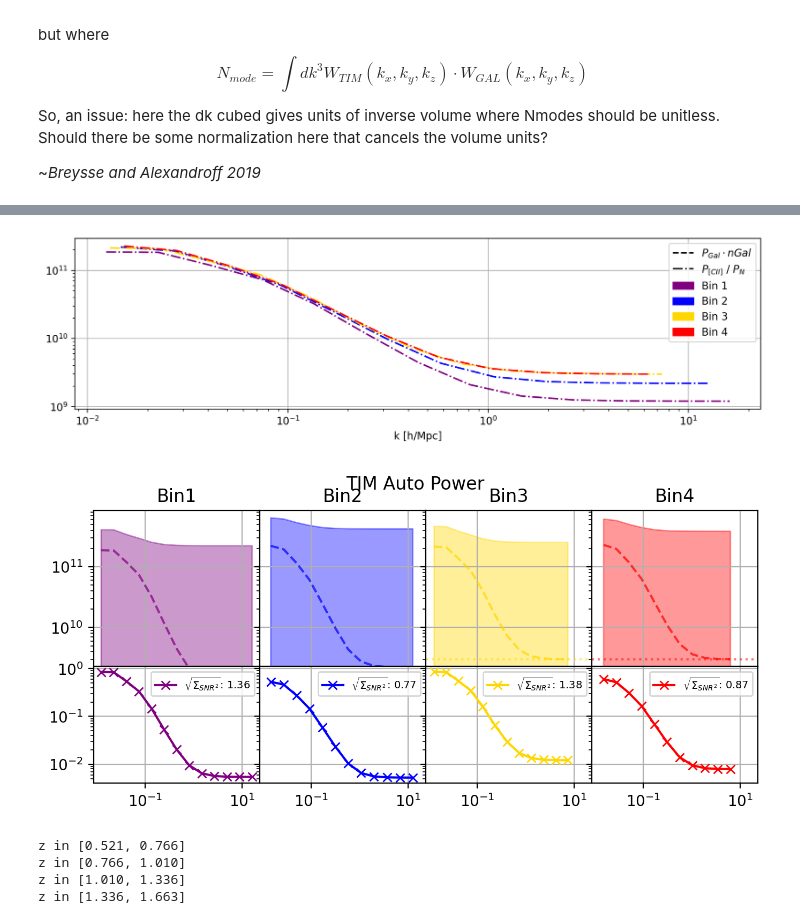
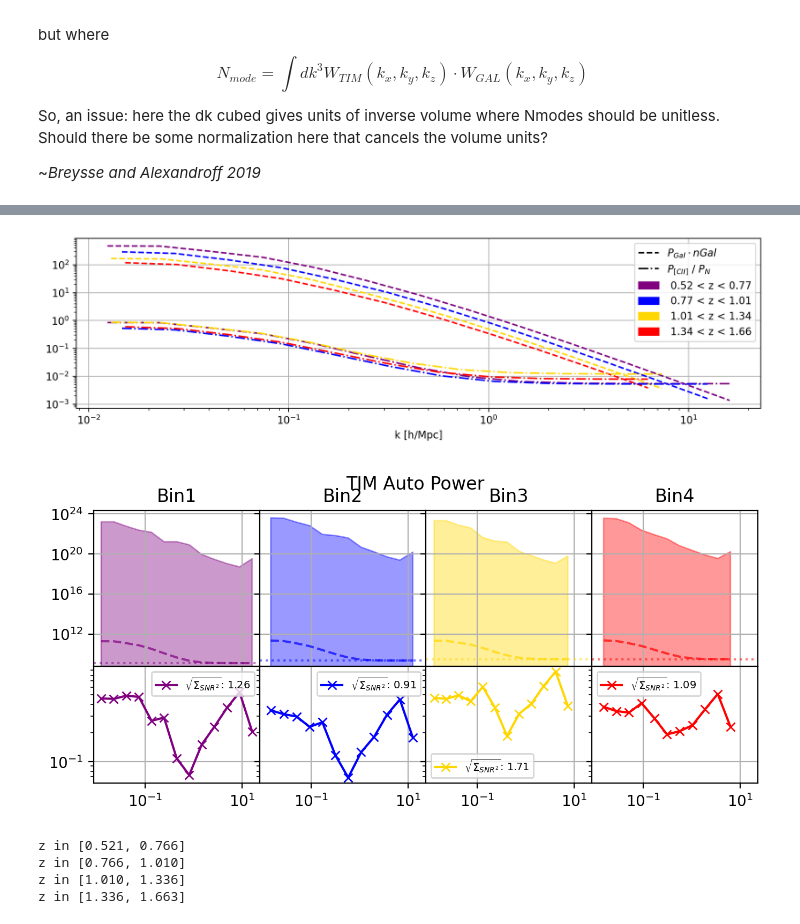
Before and after one commit to JuzzBracks/LIM, a Jupyter notebook: TIMxGal/calc.ipynb, the cells around one changed output, grey strips where cells are left out. Cells and saved outputs as stored; diff of their text form; code cells hidden in the pictures.

```diff
--- a/TIMxGal/calc.ipynb
+++ b/TIMxGal/calc.ipynb
@@ -216,7 +216,8 @@ for j, (ks,ws) in enumerate(zip(k_mags, windows)):
 # %%
 plt.figure(dpi = 200, figsize = (8,3))
 for i,((ks,_),nums, col) in enumerate(zip(Pms,nModes, colors)):
-    plt.loglog(ks,nums, color = col, linestyle = linestyles[i], marker = 'x', label = 'Bin ' + str(i+1))
+    plt.loglog(ks,nums, color = col, linestyle = linestyles[i], marker = 'x',
+               label = f" {bins[i].front:.2f} < z < {bins[i].back:.2f}")
 
 plt.xlabel(r"k [$h Mpc^{-1}]$", size=10)
 plt.ylabel('Number of Modes')
@@ -235,22 +236,24 @@ fig, (scatter, component, ave) = plt.subplots(1,3, figsize = (12,3), dpi = 200)#
 
 for i in range(len(k_mags)):
     scatter.semilogx(k_mags[i].flatten(), windows[i].flatten(), marker='.', \
-    linestyle='None', label = 'bin'+str(i+1), markersize=.6, color = colors[i], alpha = .5)
+    linestyle='None', label = f" {bins[i].front:.2f} < z < {bins[i].back:.2f}", markersize=.6, color = colors[i], alpha = .5)
 scatter.grid()
 scatterLeg = scatter.legend(markerscale = 10)
 for lh in scatterLeg.legend_handles:
     lh.set_alpha(1)
 
 for i in range(len(Pms)):
-    ave.semilogx(Pms[i][0], window_avgs[i], label = 'bin'+str(i+1), marker='.',
+    ave.semilogx(Pms[i][0], window_avgs[i], label = f" {bins[i].front:.2f} < z < {bins[i].back:.2f}", marker='.',
              color = colors[i], linestyle = linestyles[i] )
+
+
 ave.grid()
 ave.legend()
 
 
 # making a plot for bin1
 component.semilogx(k_mags[0].flatten(), (k_props[0][0] ** 2 + k_props[0][1] ** 2).flatten(), marker='x',
-               linestyle='None', markersize=.6, alpha = 0.5, label = r'$k_{\perp}$', color = 'purple')
+               linestyle='None', markersize=.6, alpha = 0.5, label = r'$k_{\perp}$', color = 'green')
 component.semilogx(k_mags[0].flatten(), k_props[0][2].flatten(), marker='.', linestyle='None',
                markersize=1, label = r'$k_{\parallel}$', color = 'black')
 component.grid()
@@ -326,30 +346,30 @@ SNR_PxG = [PxG / np.sqrt(VARs)  for PxG, VARs in zip(PxGs, VARx)]
 # %%
 import matplotlib.lines as mlines
 import matplotlib.patches as mpatches
 
 plt.figure(dpi = 200, figsize = (12,3))
-#[plt.loglog(ks, Pg/(1/ng), color = colors[i], ls = '--', label = r'P_{Gal} nGal') for i,((ks,_), Pg, ng) in enumerate(zip(Pms, P_gal, GAL.n_gals))]
+[plt.loglog(ks, Pg/(1/ng), color = colors[i], ls = '--', label = r'P_{Gal} nGal') for i,((ks,_), Pg, ng) in enumerate(zip(Pms, P_gal, GAL.n_gals))]
 #[plt.loglog(ks, SNRPxG, color = colors[i]) for i,((ks,_), SNRPxG) in enumerate(zip(Pms, SNR_PxG))]
-[plt.loglog(ks, PT, color = colors[i], ls = '-.', label = r'$P_{[CII]} / P_N$')
+[plt.loglog(ks, PT/NT, color = colors[i], ls = '-.', label = r'$P_{[CII]} / P_N$')
      for i,((ks,_), PT, NT) in enumerate(zip(Pms, P_TIM, N_TIM))]
 #[plt.axhline(1/ng, color = colors[i], ls = ':') for i,ng in enumerate(GAL.n_gals)]
 #[plt.axhline(NT, color = colors[i], ls = '-.') for i,NT in enumerate(N_TIM)]
 
 #dash = mpatches.Patch(color='black', ls = '--', label=r'$P_{Gal} nGal$')
 
 plt.xlabel('k [h/Mpc]')
 dash = mlines.Line2D([], [], color='black', marker='', ls = '--', label=r'$P_{Gal} \cdot nGal$')
 dashDot = mlines.Line2D([], [], color='black', marker='', ls = '-.', label= r'$P_{[CII]}$ / $P_N$')
-purple = mpatches.Patch(color='purple', label='Bin 1')
-blue = mpatches.Patch(color='blue', label='Bin 2')
-gold = mpatches.Patch(color='gold', label='Bin 3')
-red = mpatches.Patch(color='red', label='Bin 4')
+purple = mpatches.Patch(color='purple', label=f" {bins[0].front:.2f} < z < {bins[0].back:.2f}")
+blue = mpatches.Patch(color='blue', label=f" {bins[1].front:.2f} < z < {bins[1].back:.2f}")
+gold = mpatches.Patch(color='gold', label=f" {bins[2].front:.2f} < z < {bins[2].back:.2f}")
+red = mpatches.Patch(color='red', label=f" {bins[3].front:.2f} < z < {bins[3].back:.2f}")
 
 plt.legend(handles=[dash, dashDot, purple, blue, gold, red])
 #plt.legend(handles=[dashDot])
 plt.grid()
 # %% [output]
-[figure, old version]
+[figure, new version]
 # %%
 fig, (power, SNR) = plt.subplots(2, 4, sharex=True, sharey = 'row', gridspec_kw={'height_ratios': [4,3]},
                                  figsize=(8, 3.3), dpi = 200)
@@ -358,8 +378,8 @@ quad_SNR_TIM = [np.sqrt(np.sum(SNRs[~np.isnan(SNRs)]**2)) for SNRs in SNR_TIM]
 for i, PT in enumerate(P_TIM):
     power[i].loglog(Pms[i][0], PT, color = colors[i], linestyle = '--', alpha = .7)
     power[i].axhline(TIM_shot[i], color = colors[i], linestyle = ':', alpha = .5)
-    power[i].fill_between(Pms[i][0], PT + N_TIM[i],
-                   PT - N_TIM[i], color = colors[i], alpha = .4)
+    power[i].fill_between(Pms[i][0], PT + var_TIM[i],
+                   PT - var_TIM[i], color = colors[i], alpha = .4)
     power[i].set_title('Bin'+str(i+1))
 
     SNR[i].loglog(Pms[i][0], SNR_TIM[i], color = colors[i], marker = 'x',
@@ -383,7 +403,7 @@ plt.rcParams.update({'lines.dashed_pattern':[5,3]})
 plt.show()
 plt.close()
 # %% [output]
-[figure, old version]
+[figure, new version]
 # %%
 #CAMB outputs lists of different ks for each bin so we can't sum them 'apples to apples.'
 #So, we'll interpolate Cross powers, SNRs and noise values at matching ks across all bins.
```
Also changed, not shown: parts of 10 cells of this notebook, 43 other files.
